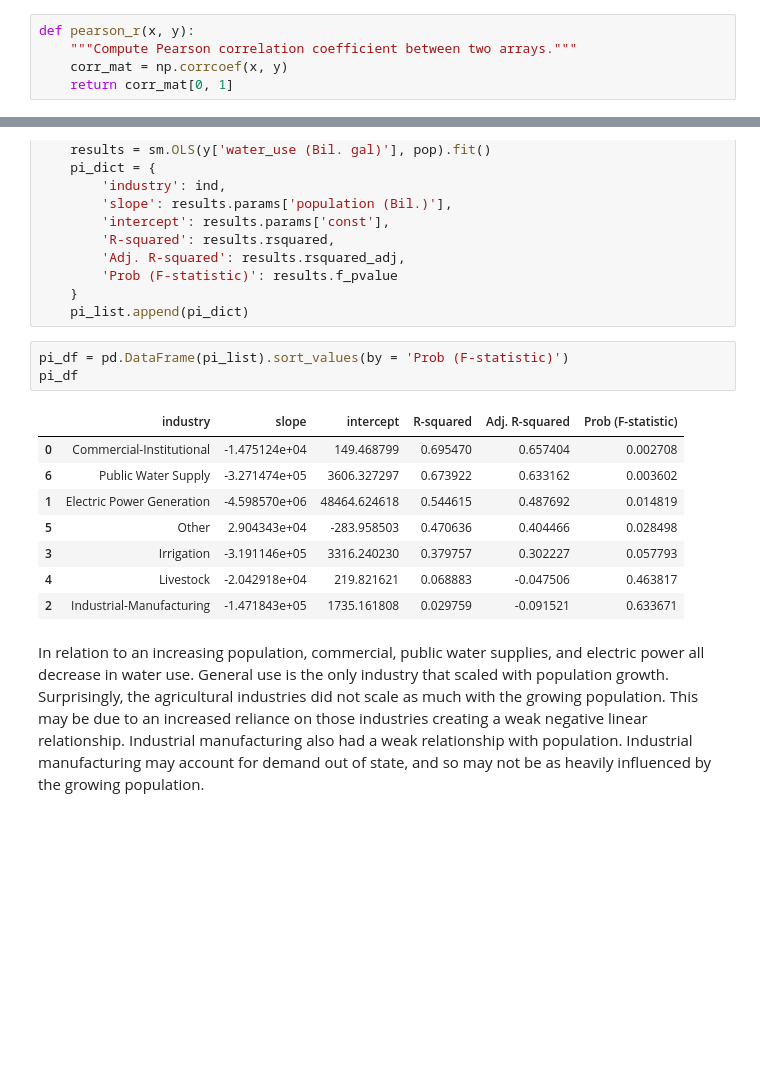
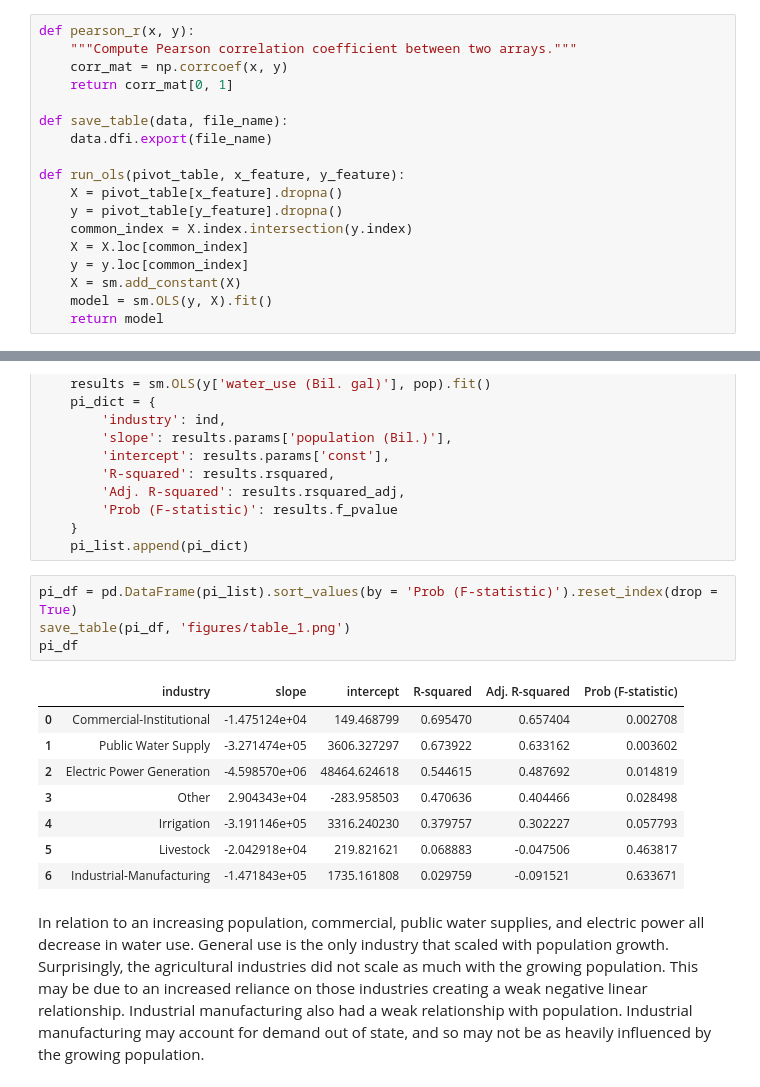
Before and after one commit to jpjavier23/michigan_water_use, a Jupyter notebook: michigan_water_use.ipynb, the cells around one changed output, grey strips where cells are left out. Saved outputs shown, nothing was run; the diff lists cells and outputs as text; blank space fills up the shorter version.

Commit message:
regression of water sources and industries mostly complete

```diff
--- a/michigan_water_use.ipynb
+++ b/michigan_water_use.ipynb
@@ -25,6 +26,19 @@ def pearson_r(x, y):
     """Compute Pearson correlation coefficient between two arrays."""
     corr_mat = np.corrcoef(x, y)
     return corr_mat[0, 1]
+
+def save_table(data, file_name):
+    data.dfi.export(file_name)
+
+def run_ols(pivot_table, x_feature, y_feature):
+    X = pivot_table[x_feature].dropna()
+    y = pivot_table[y_feature].dropna()
+    common_index = X.index.intersection(y.index)
+    X = X.loc[common_index]
+    y = y.loc[common_index]
+    X = sm.add_constant(X)
+    model = sm.OLS(y, X).fit()
+    return model
 # %% [markdown]
 # Data Upload
 
@@ -637,17 +651,18 @@ for ind in ind_val:
     }
     pi_list.append(pi_dict)
 # %%
-pi_df = pd.DataFrame(pi_list).sort_values(by = 'Prob (F-statistic)')
+pi_df = pd.DataFrame(pi_list).sort_values(by = 'Prob (F-statistic)').reset_index(drop = True)
+save_table(pi_df, 'figures/table_1.png')
 pi_df
 # %% [output]
 |  | industry | slope | intercept | R-squared | Adj. R-squared | Prob (F-statistic) |
 | 0 | Commercial-Institutional | -1.475124e+04 | 149.468799 | 0.695470 | 0.657404 | 0.002708 |
-| 6 | Public Water Supply | -3.271474e+05 | 3606.327297 | 0.673922 | 0.633162 | 0.003602 |
-| 1 | Electric Power Generation | -4.598570e+06 | 48464.624618 | 0.544615 | 0.487692 | 0.014819 |
-| 5 | Other | 2.904343e+04 | -283.958503 | 0.470636 | 0.404466 | 0.028498 |
-| 3 | Irrigation | -3.191146e+05 | 3316.240230 | 0.379757 | 0.302227 | 0.057793 |
-| 4 | Livestock | -2.042918e+04 | 219.821621 | 0.068883 | -0.047506 | 0.463817 |
-| 2 | Industrial-Manufacturing | -1.471843e+05 | 1735.161808 | 0.029759 | -0.091521 | 0.633671 |
+| 1 | Public Water Supply | -3.271474e+05 | 3606.327297 | 0.673922 | 0.633162 | 0.003602 |
+| 2 | Electric Power Generation | -4.598570e+06 | 48464.624618 | 0.544615 | 0.487692 | 0.014819 |
+| 3 | Other | 2.904343e+04 | -283.958503 | 0.470636 | 0.404466 | 0.028498 |
+| 4 | Irrigation | -3.191146e+05 | 3316.240230 | 0.379757 | 0.302227 | 0.057793 |
+| 5 | Livestock | -2.042918e+04 | 219.821621 | 0.068883 | -0.047506 | 0.463817 |
+| 6 | Industrial-Manufacturing | -1.471843e+05 | 1735.161808 | 0.029759 | -0.091521 | 0.633671 |
 # %% [markdown]
 In relation to an increasing population, commercial, public water supplies, and electric power all decrease in water use. General use is the only industry that scaled with population growth. Surprisingly, the agricultural industries did not scale as much with the growing population. This may be due to an increased reliance on those industries creating a weak negative linear relationship. Industrial manufacturing also had a weak relationship with population. Industrial manufacturing may account for demand out of state, and so may not be as heavily influenced by the growing population.
 # %% [markdown]
```
Also changed, not shown: parts of 16 cells of this notebook, 5 other files.
